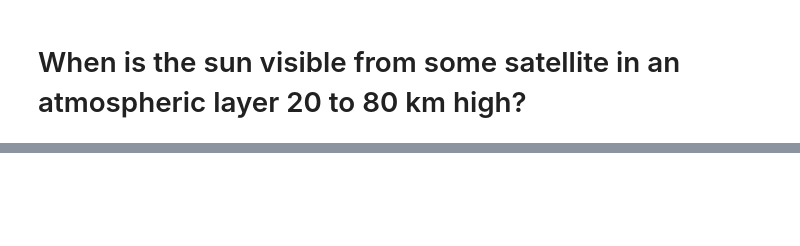
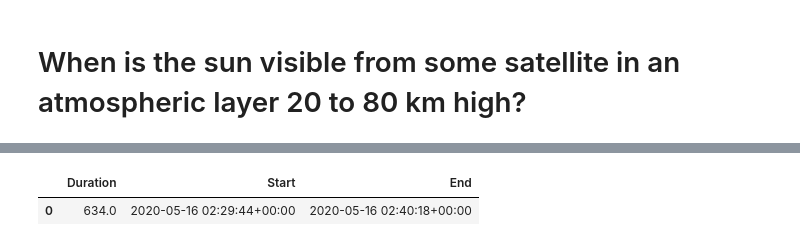
Before and after one commit to newtonee/Visibility-of-the-Sun, a Jupyter notebook: When_the_Sun_is_visible_.ipynb, the cells around one changed output, grey strips where cells are left out. Cells and saved outputs as stored; diff of their text form; code cells hidden in the pictures; blank space fills up the shorter version.

```diff
--- a/When_the_Sun_is_visible_.ipynb
+++ b/When_the_Sun_is_visible_.ipynb
@@ -393,2 +474,7 @@ Shape is  (1, 3)
+# %%
+ip.flyby_info[ip.flyby_info["Duration"]==ip.flyby_info["Duration"].max()]
+# %% [output]
+|  | Duration | Start | End |
+| 0 | 634.0 | 2020-05-16 02:29:44+00:00 | 2020-05-16 02:40:18+00:00 |
 # %%
 %%time
```
Also changed, not shown: parts of 18 cells of this notebook.
